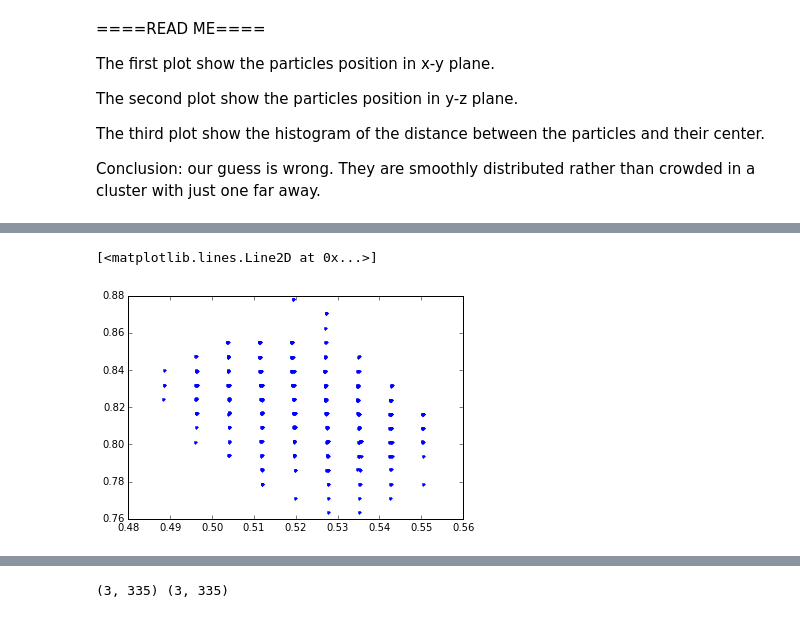
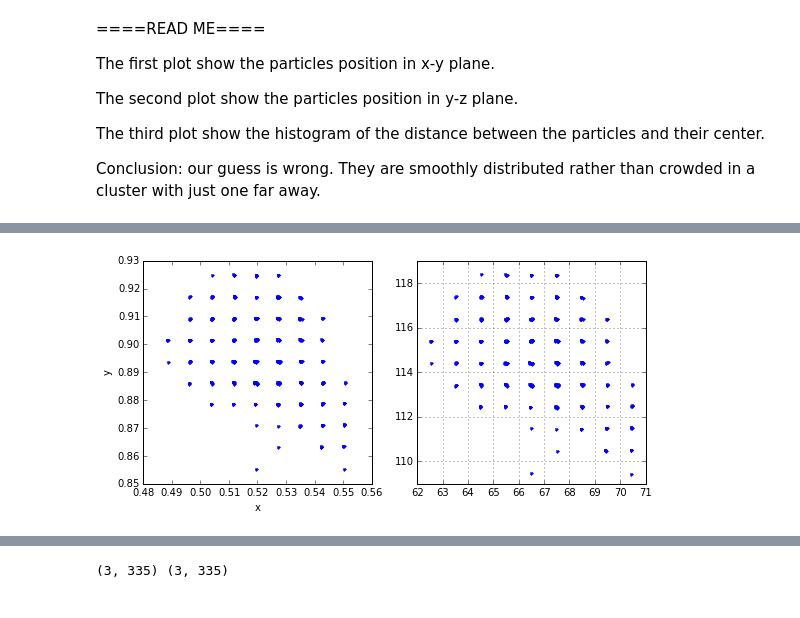
Before and after one commit to chenjj2/CR_plot, a Jupyter notebook: all particle.ipynb, the cells around one changed output, grey strips where cells are left out. Saved outputs shown, nothing was run; the diff lists cells and outputs as text; code cells hidden in the pictures.

```diff
--- a/all particle.ipynb
+++ b/all particle.ipynb
@@ -27,5 +22,8 @@ plt.plot(allpos[0,:],allpos[1,:],'.')
-# %%
-plt.plot(allpos[0,:],allpos[2,:],'.')
-# %% [output]
-[<matplotlib.lines.Line2D at 0x...>]
-[figure, removed]
+# %%
+fig,(ax1,ax2) = plt.subplots(1,2,figsize=(9,4))
+ax1.plot(allpos[0,:],allpos[1,:],'.')
+ax1.set_xlabel('x');ax1.set_ylabel('y')
+ax2.plot(allpos[0,:]*128,allpos[1,:]*128,'.')
+ax2.grid()
+# %% [output]
+[figure, added]
```
Also changed, not shown: parts of 2 cells of this notebook.
